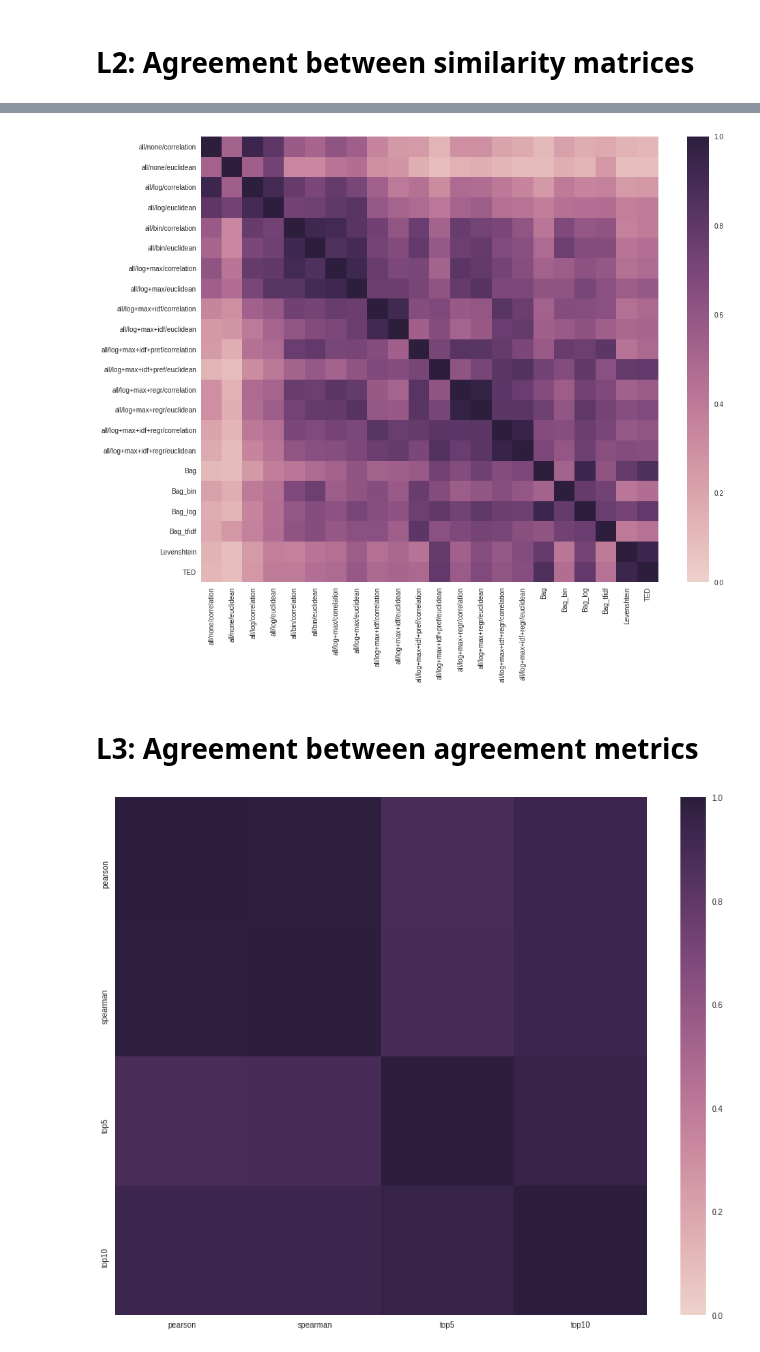
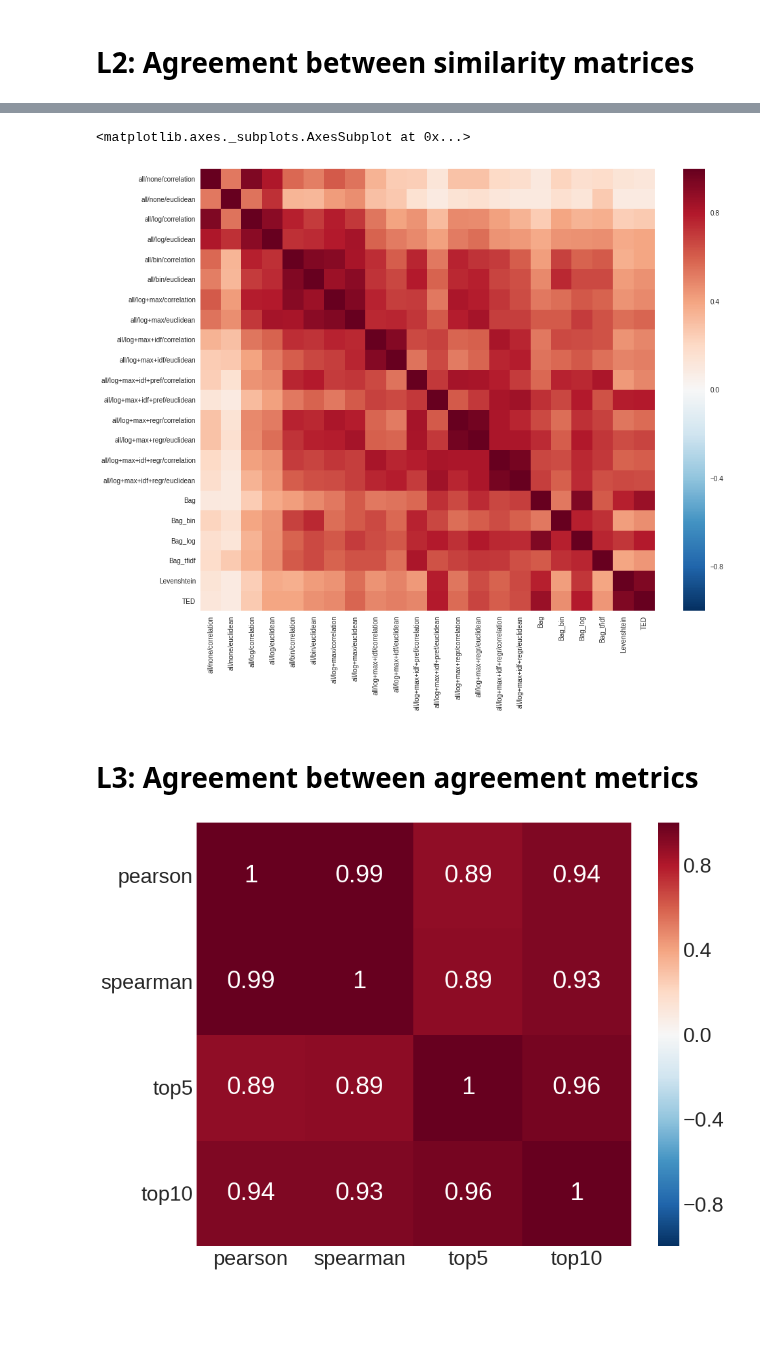
Before and after one commit to adaptive-learning/flocs-analyses, a Jupyter notebook: item_similarity/2018_01_08_with_Matej.ipynb, the cells around one changed output, grey strips where cells are left out. Drawn from its saved outputs; the diff is of its cells as text; code cells hidden in the pictures; blank space fills up the shorter version.

Commit message:
Updat plots for use in paper

```diff
--- a/item_similarity/2018_01_08_with_Matej.ipynb
+++ b/item_similarity/2018_01_08_with_Matej.ipynb
@@ -358,8 +358,18 @@ def compute_agreement_matrix(agreement_fn, matrices=similarity_matrices):
 def show_agreement_matrix(agreement_fn, matrices=similarity_matrices):
     agreements = compute_agreements(agreement_fn, matrices)
     plt.figure(figsize=(15, 12))
-    cmap = sns.cubehelix_palette(as_cmap=True)
-    sns.heatmap(agreements, annot=False, cmap=cmap, vmin=0)
+    annot = len(matrices) <= 8
+    # hack to set correct colorbar
+    vmin, vmax = -1, 1
+    cmap='RdBu_r'
+    if agreement_fn == top5:
+        vmin, vmax = 0, 5
+        cmap = 'Reds'
+    if agreement_fn == top10:
+        vmin, vmax = 0, 10
+        cmap = 'Reds'
+    return sns.heatmap(agreements, cmap=cmap, annot=annot, vmin=vmin, vmax=vmax)
+    #sns.heatmap(agreements, annot=False, cmap=cmap, vmin=0)
 
 
 show_agreement_matrix(pearson)
@@ -372,20 +384,25 @@ show_agreement_matrix(top5)
 # %%
 show_agreement_matrix(pearson, matrices=similarity_matrices2)
 # %% [output]
+<matplotlib.axes._subplots.AxesSubplot at 0x...>
-[figure, old version]
+[figure, new version]
 # %% [markdown]
 # L3: Agreement between agreement metrics
 # %%
 agreement_fns = {
     'pearson': pearson, 'spearman': spearman,
     'top5': top5, 'top10': top10,
 }
 
 agreement_matrices = OrderedDict([
     (label, compute_agreement_matrix(agreement_fn))
     for label, agreement_fn in agreement_fns.items()
 ])
 
-show_agreement_matrix(pearson, agreement_matrices)
+with sns.plotting_context('paper', font_scale=4.0):
+    plot = show_agreement_matrix(pearson, agreement_matrices)
+    plt.yticks(rotation=0)
+    fig = plot.get_figure()
+    fig.savefig('robomise-corr-agreement.pdf', bbox_inches='tight')
 # %% [output]
-[figure, old version]
+[figure, new version]
```
Also changed, not shown: parts of 2 cells of this notebook, 1 other file.
